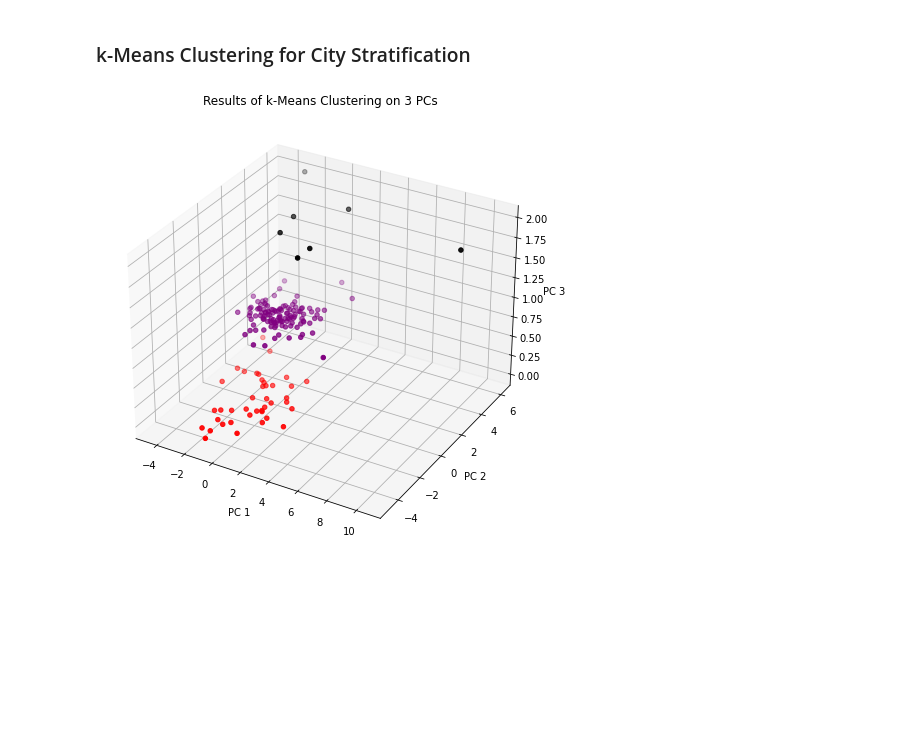
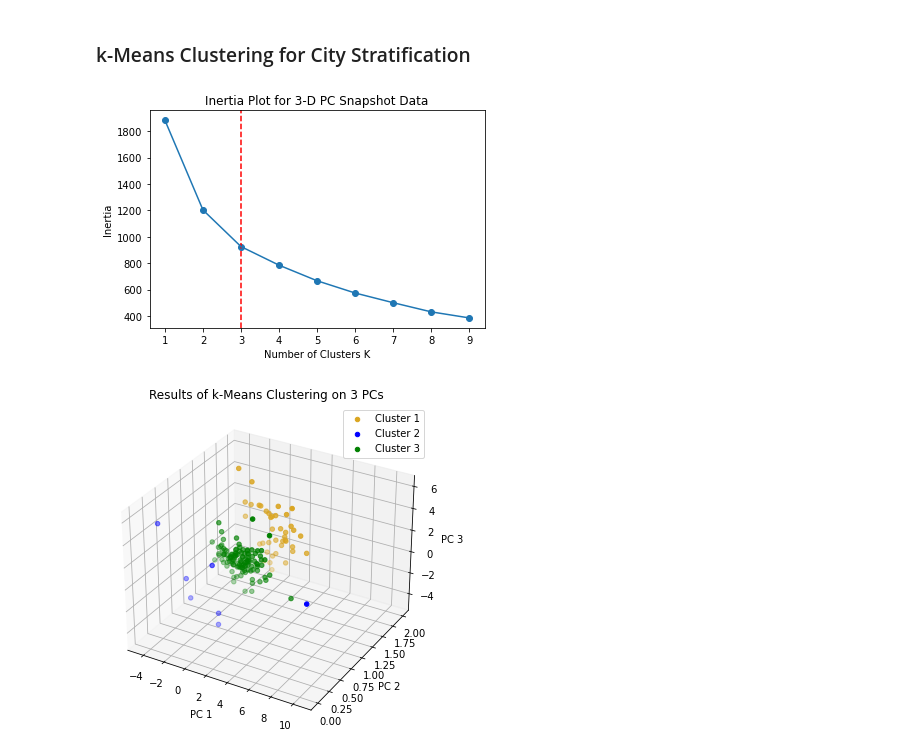
Before and after one commit to ritvik-iyer/EnvCausal-replication, a Jupyter notebook: scripts/city_clustering.ipynb, the cells around one changed output. Saved outputs shown, nothing was run; the diff lists cells and outputs as text; code cells hidden in the pictures; blank space fills up the shorter version.

```diff
--- a/scripts/city_clustering.ipynb
+++ b/scripts/city_clustering.ipynb
@@ -100 +115,19 @@ plt.xlabel('');
+# %%
+# k-Means Inertia plot (Figure S2)
+inertias = []
+n_clusters_test = 9 # test up to 9 clusters in the snapshot data
+clusters_to_try = np.arange(1, n_clusters_test+1)
+for i in clusters_to_try:
+    km = KMeans(n_clusters=i)
+    km.fit_predict(projection_df)
+    curr_inertia = km.inertia_
+    inertias.append(curr_inertia)
+plt.title('Inertia Plot for 3-D PC Snapshot Data')
+plt.xlabel('Number of Clusters K')
+plt.ylabel('Inertia')
+plt.axvline(x=3, color='r', linestyle='dashed')
+plt.scatter(clusters_to_try, inertias)
+plt.plot(clusters_to_try, inertias);
+# %% [output]
+[figure, added]
 # %%
@@ -106,30 +139,37 @@ predicted_clusters = kmeans.labels_
 cluster_projection_df = projection_df.copy()
 cluster_projection_df['Cluster'] = predicted_clusters
 # %%
-# Plot results of k-Means clustering
+# Plot of clustered data in PC space (Figure S3)
 cluster_1 = cluster_projection_df[cluster_projection_df['Cluster'] == 0]
 cluster_2 = cluster_projection_df[cluster_projection_df['Cluster'] == 1]
 cluster_3 = cluster_projection_df[cluster_projection_df['Cluster'] == 2]
 
+# Keep PC indexing consistent with notation in paper
 x1 = cluster_1.iloc[:, 1]
-y1 = cluster_1.iloc[:, 2]
-z1 = cluster_1.iloc[:, 3]
+y1 = cluster_1.iloc[:, 3]
+z1 = cluster_1.iloc[:, 2]
 x2 = cluster_2.iloc[:, 1]
-y2 = cluster_2.iloc[:, 2]
-z2 = cluster_2.iloc[:, 3]
+y2 = cluster_2.iloc[:, 3]
+z2 = cluster_2.iloc[:, 2]
 x3 = cluster_3.iloc[:, 1]
-y3 = cluster_3.iloc[:, 2]
-z3 = cluster_3.iloc[:, 3]
+y3 = cluster_3.iloc[:, 3]
+z3 = cluster_3.iloc[:, 2]
 
-fig = plt.figure(figsize = (12, 8))
+fig = plt.figure(figsize = (6, 6))
 ax = plt.axes(projection ="3d")
 # Keep cluster labeling consistent with results in paper
-ax.scatter3D(x1, y1, z1, color = "red", label='Cluster 2')
-ax.scatter3D(x2, y2, z2, color = "purple", label='Cluster 3')
-ax.scatter3D(x3, y3, z3, color = "black", label='Cluster 1')
+ax.scatter3D(x3, y3, z3, color = "goldenrod", label='Cluster 1')
+ax.scatter3D(x1, y1, z1, color = "blue", label='Cluster 2')
+ax.scatter3D(x2, y2, z2, color = "green", label='Cluster 3')
+
+#plt.xticks(np.arange(-2,11,2))
+#plt.yticks(np.arange(-5, 11, 2.5)) # weird decision, since this compresses clusters together
+#ax.set_zticks(np.arange(-4, 7, 2))
 ax.set_xlabel('PC 1')
 ax.set_ylabel('PC 2')
 ax.set_zlabel('PC 3')
+plt.legend()
+ax.view_init(azim=-60, elev=30)
 plt.title("Results of k-Means Clustering on 3 PCs");
 # %% [output]
-[figure, old version]
+[figure, new version]
```
Also changed, not shown: parts of 5 cells of this notebook, 10 other files.
